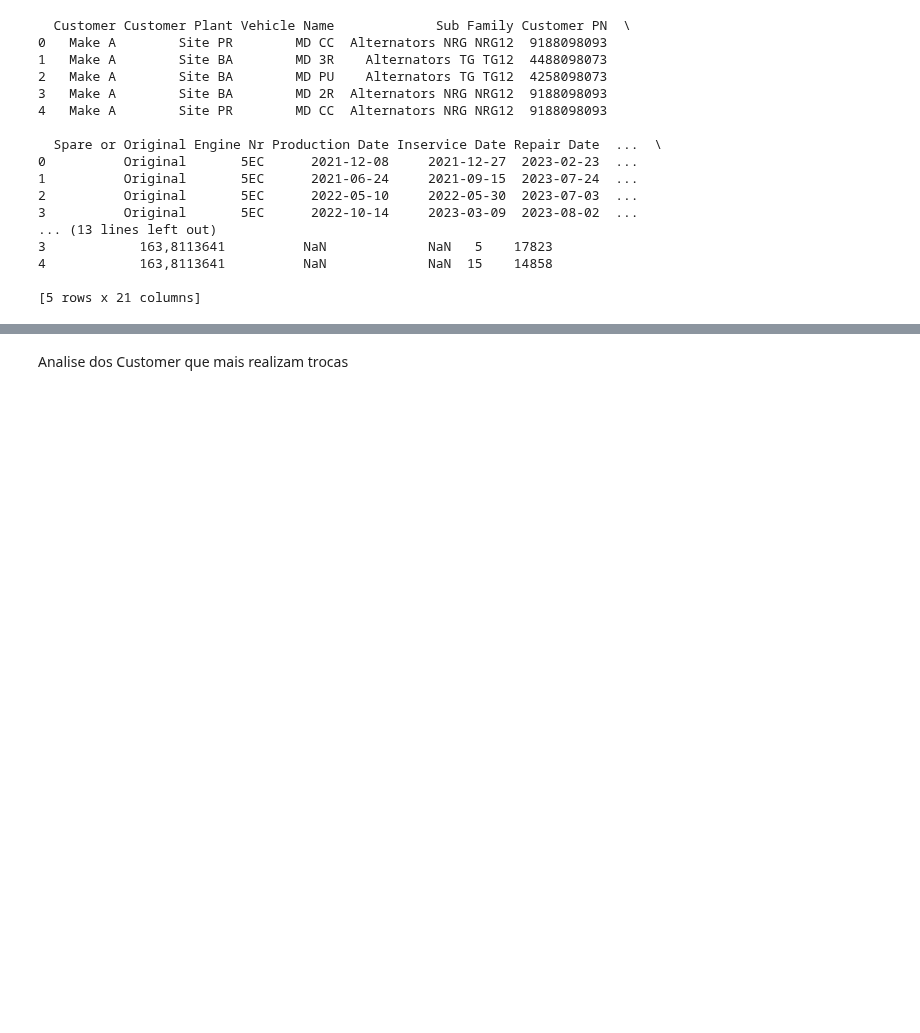
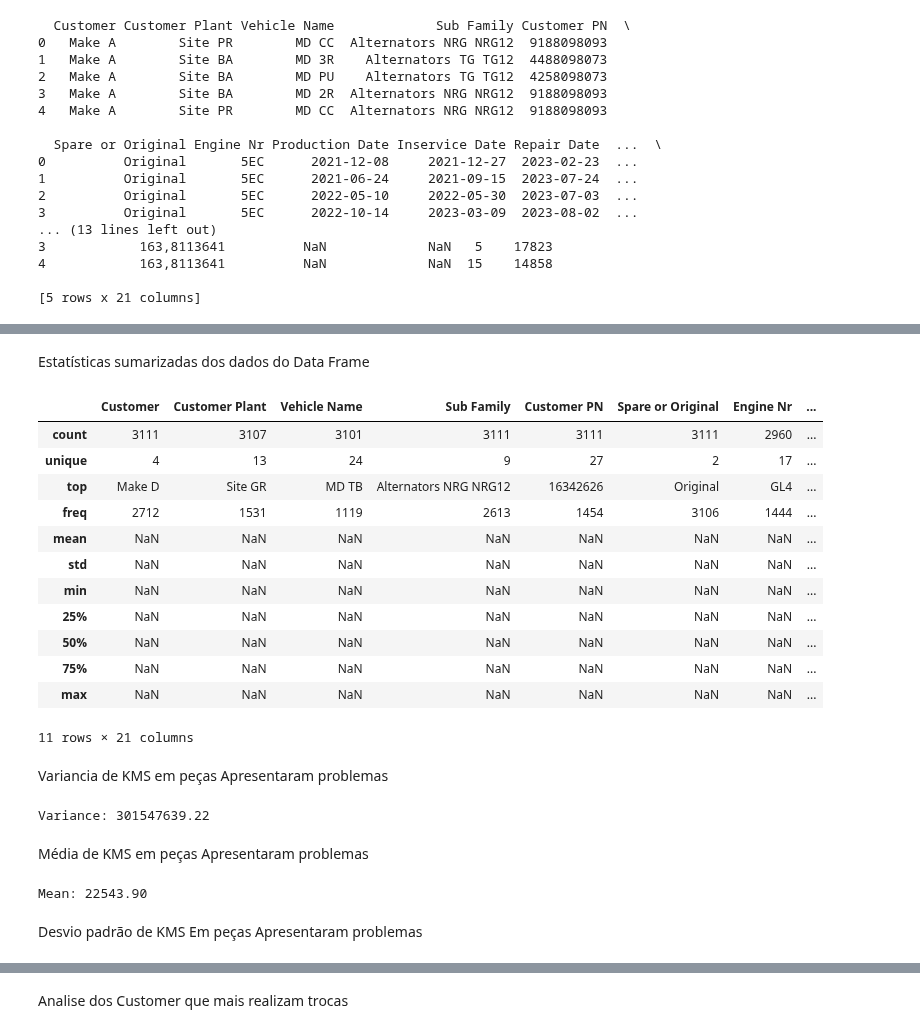
Before and after one commit to Ferraz0Felipe/PROJ-APLIC-I, a Jupyter notebook: ALGORITMO/Projeto_AplicaI.ipynb, the cells around one changed output, grey strips where cells are left out. Saved outputs shown, nothing was run; the diff lists cells and outputs as text; code cells hidden in the pictures; blank space fills up the shorter version.

```diff
--- a/ALGORITMO/Projeto_AplicaI.ipynb
+++ b/ALGORITMO/Projeto_AplicaI.ipynb
@@ -49,0 +124,34 @@ linhas = csv_data.split("\n")
+# %% [markdown]
+Estatísticas sumarizadas dos dados do Data Frame
+# %%
+df.describe(include='all')
+# %% [output]
+|  | Customer | Customer Plant | Vehicle Name | Sub Family | Customer PN | Spare or Original | Engine Nr | ... |
+| count | 3111 | 3107 | 3101 | 3111 | 3111 | 3111 | 2960 | ... |
+| unique | 4 | 13 | 24 | 9 | 27 | 2 | 17 | ... |
+| top | Make D | Site GR | MD TB | Alternators NRG NRG12 | 16342626 | Original | GL4 | ... |
+| freq | 2712 | 1531 | 1119 | 2613 | 1454 | 3106 | 1444 | ... |
+| mean | NaN | NaN | NaN | NaN | NaN | NaN | NaN | ... |
+| std | NaN | NaN | NaN | NaN | NaN | NaN | NaN | ... |
+| min | NaN | NaN | NaN | NaN | NaN | NaN | NaN | ... |
+| 25% | NaN | NaN | NaN | NaN | NaN | NaN | NaN | ... |
+| 50% | NaN | NaN | NaN | NaN | NaN | NaN | NaN | ... |
+| 75% | NaN | NaN | NaN | NaN | NaN | NaN | NaN | ... |
+| max | NaN | NaN | NaN | NaN | NaN | NaN | NaN | ... |
+11 rows × 21 columns
+# %% [markdown]
+Variancia de KMS em peças Apresentaram problemas
+# %%
+variance = df['KMS'].var()
+print(f"Variance: {variance:.2f}")
+# %% [output]
+Variance: 301547639.22
+# %% [markdown]
+Média de KMS em peças Apresentaram problemas
+# %%
+mean = df['KMS'].mean()
+print(f"Mean: {mean:.2f}")
+# %% [output]
+Mean: 22543.90
+# %% [markdown]
+Desvio padrão de KMS Em peças Apresentaram problemas
```
Also changed, not shown: parts of 20 cells of this notebook.
